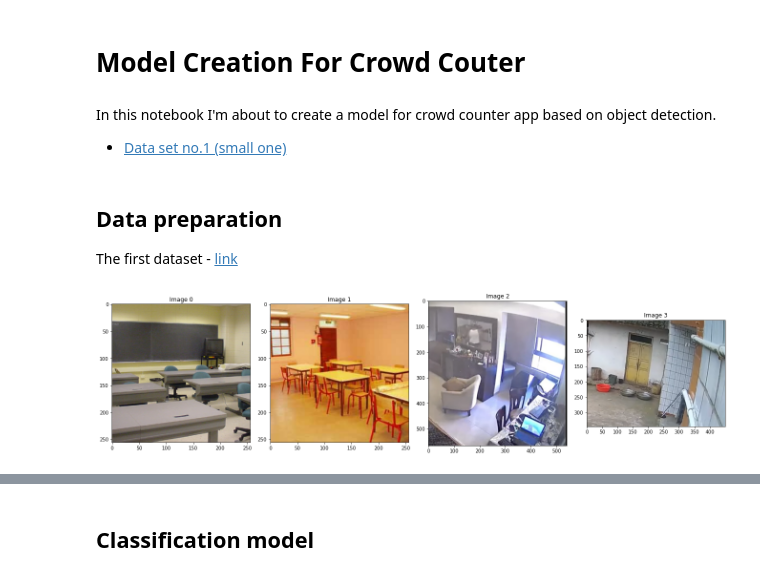
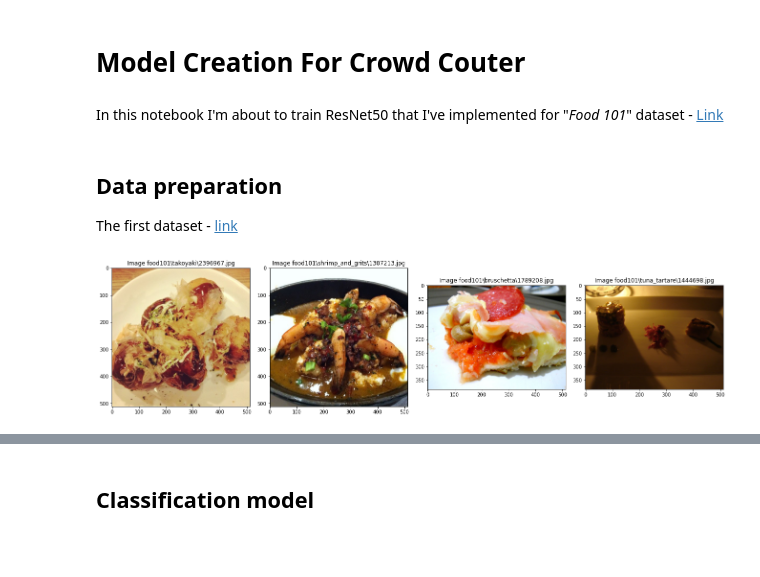
Before and after one commit to PrzemyslawBanasiak13/resnet-50-implementation, a Jupyter notebook: model-creation.ipynb, the cells around one changed output, grey strips where cells are left out. Cells and saved outputs as stored; diff of their text form; code cells hidden in the pictures; blank space fills up the shorter version.

Commit message:
basically change the topic of notebook and whole repo

```diff
--- a/model-creation.ipynb
+++ b/model-creation.ipynb
@@ -1,9 +1,7 @@
 # %% [markdown]
 # Model Creation For Crowd Couter
 # %% [markdown]
-In this notebook I'm about to create a model for crowd counter app based on object detection.
-
-- [Data set no.1 (small one)](https://www.kaggle.com/datasets/constantinwerner/human-detection-dataset)
+In this notebook I'm about to train ResNet50 that I've implemented for "_Food 101_" dataset - [Link](https://www.kaggle.com/datasets/dansbecker/food-101?resource=download)
 # %%
 import tensorflow as tf
 import matplotlib.pyplot as plt
@@ -20,8 +18,8 @@ import resnet_50
 ## Data preparation
 The first dataset - [link](https://www.kaggle.com/datasets/constantinwerner/human-detection-dataset)
 # %%
-# plot some images without people
+# plot some images
 
-helper_functions.plot_images(label="0")
+helper_functions.plot_images(img_count=4)
 # %% [output]
-[figure, old version]
+[figure, new version]
```
Also changed, not shown: parts of 13 cells of this notebook.
